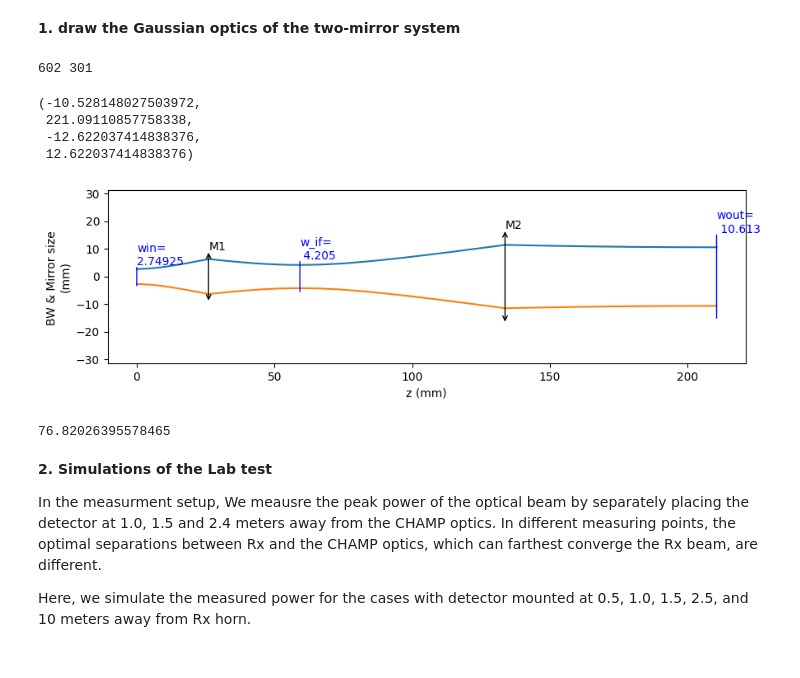
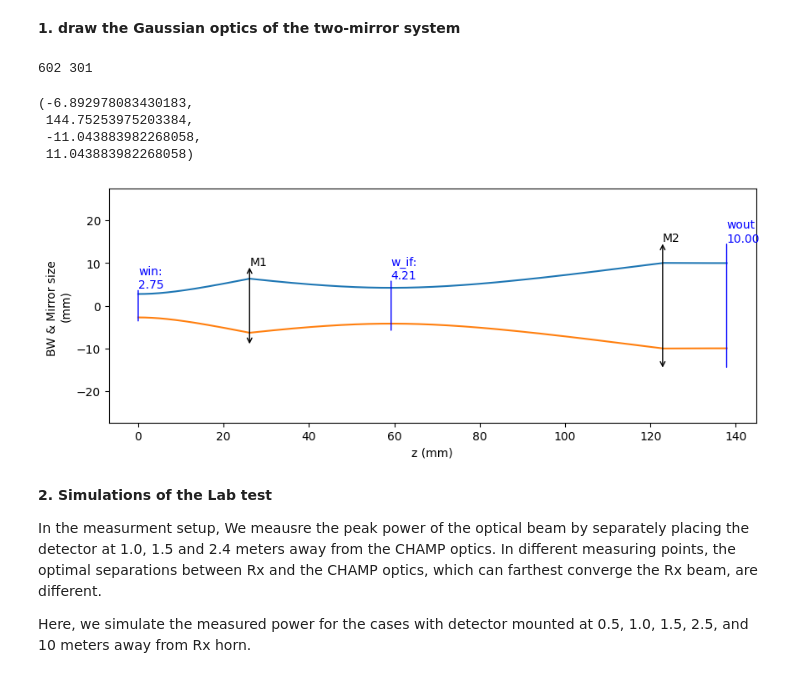
Before and after one commit to XiaodongRencologne/GaussianOptics, a Jupyter notebook: CHAMP_Test.ipynb, the cells around one changed output. Drawn from its saved outputs; the diff is of its cells as text; code cells hidden in the pictures.

```diff
--- a/CHAMP_Test.ipynb
+++ b/CHAMP_Test.ipynb
@@ -17,16 +17,13 @@ Unfortunately, we don't know the exact position of the Gibson horn BW that is us
 freq=158.333*10**9
 Lambda1=c/freq
 win2=2.74925
-#win2=2.2
-din2=26.0865
+din2=26.0865#31.0865#
 f2=70.2857
 P2=ThinLens(win2, din2, f2, Lambda1)
-
-din1=74.501
+Ls=30.463
+din1=Ls-P2['dout']
 f1=74.0689
 P1=ThinLens(P2['wout'], din1, f1, Lambda1)
-Ls=din1+P2['dout']
-Ls=30.463
 # %% [markdown]
 **1. draw the Gaussian optics of the two-mirror system**
 # %%
@@ -39,45 +36,41 @@ print(z2.size,profile2_in.size)
 z=np.concatenate((z2,z1))
 profile=np.concatenate((profile2_in,profile2_out,profile1_in,profile1_out))
 fig=plt.figure(figsize=(10,10*5*M1['w_mirror']/(z.max()-z.min())))
 
 plt.plot(z,profile)
 plt.plot(z,-profile)
 head_width=1
 head_length=1.5
 linewidth=1
 
 color='b'
-plt.text(0,M2['win']*1.5,'win=\n'+str(M2['win']),color='blue')
+plt.text(0,M2['win']*1.5,'win:\n'+"{:.2f}".format(M2['win']),color='blue')
 plt.annotate('', xy=(0,M2['win']*1.5), xytext=(0,-M2['win']*1.5), arrowprops=dict(arrowstyle='-',color=color))
 #plt.text(M2['din']/2-2,-15,'din:\n'+str(M2['din']))
 d1=np.array([M2['din'],M2['dout']])
 plt.annotate('', xy=(np.abs(d1).sum(),M2['wout']*1.5), xytext=(np.abs(d1).sum(),-M2['wout']*1.5), arrowprops=dict(arrowstyle='-',color=color))
-plt.text(np.abs(d1).sum(),M2['wout']*1.5,'w_if=\n 4.205',color='blue')
+plt.text(np.abs(d1).sum(),M2['wout']*1.5,'w_if:\n'+"{:.2f}".format(M2['wout']),color='blue')
 d2=np.append(d1,np.array([M1['din'],M1['dout']]))
 plt.annotate('', xy=(np.abs(d2).sum(),M1['wout']*1.5), xytext=(np.abs(d2).sum(),-M1['wout']*1.5), arrowprops=dict(arrowstyle='-',color=color))
-plt.text(np.abs(d2).sum(),M1['wout']*1.5,'wout=\n 10.613',color='blue')
+plt.text(np.abs(d2).sum(),M1['wout']*1.5,'wout\n'+"{:.2f}".format(M1['wout']),color='blue')
 
 color='k'
 plt.annotate('', xy=(M2['din'],M2['w_mirror']*1.5), xytext=(M2['din'],-M2['w_mirror']*1.5), arrowprops=dict(arrowstyle='<->'),color=color)
 plt.text(M2['din'],M2['w_mirror']*1.5,'M1',)
 P_m1=np.array([M2['din'],M2['dout'],M1['din']])
 P_m1=np.abs(P_m1).sum()
 plt.annotate('', xy=(P_m1,M1['w_mirror']*1.5), xytext=(P_m1,-M1['w_mirror']*1.5), arrowprops=dict(arrowstyle='<->'),color=color)
 plt.text(P_m1,M1['w_mirror']*1.5,'M2',)
 plt.xlabel('z (mm)',fontsize=10)
 plt.ylabel('BW & Mirror size \n(mm)',fontsize=10)
 plt.axis('equal')
 # %% [output]
 602 301
-(-10.528148027503972,
- 221.09110857758338,
- -12.622037414838376,
- 12.622037414838376)
+(-6.892978083430183,
+ 144.75253975203384,
+ -11.043883982268058,
+ 11.043883982268058)
-[figure, old version]
+[figure, new version]
-# %%
-M1['dout']
-# %% [output]
-76.82026395578465
 # %% [markdown]
 **2.  Simulations of the Lab test**
 
```
Also changed, not shown: parts of 7 cells of this notebook, 2 other files.
